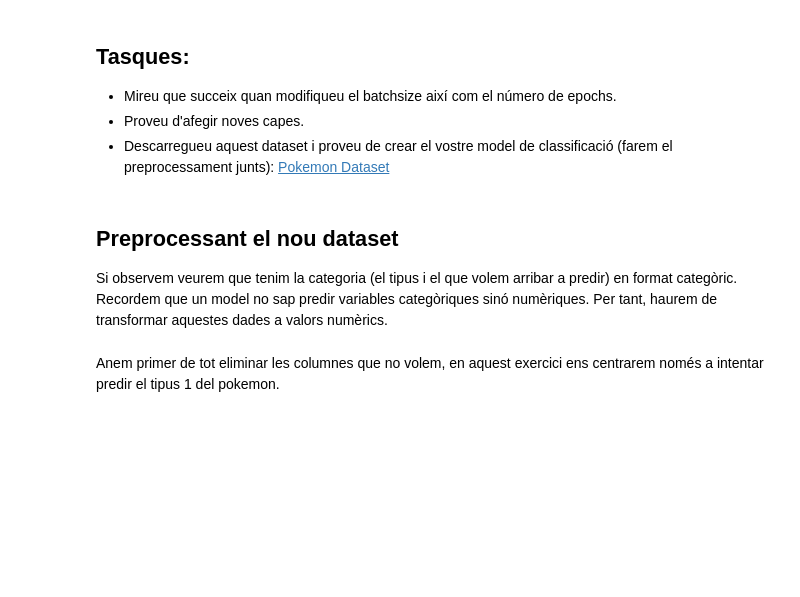
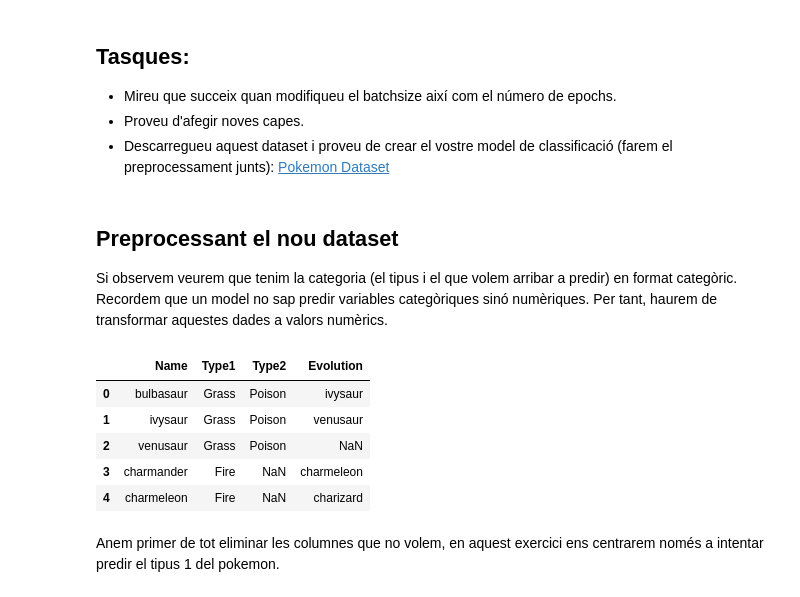
Before and after one commit to MateoProjects/CE-IA-i-Big-Data-Vedruna, a Jupyter notebook: MIA/introduccio_cnn.ipynb, the cells around one changed output. Saved outputs shown, nothing was run; the diff lists cells and outputs as text; code cells hidden in the pictures; blank space fills up the shorter version.

```diff
--- a/MIA/introduccio_cnn.ipynb
+++ b/MIA/introduccio_cnn.ipynb
@@ -137,8 +181,15 @@ plt.show()
 
 Si observem veurem que tenim la categoria (el tipus i el que volem arribar a predir) en format categòric. Recordem que un model no sap predir variables categòriques sinó numèriques. Per tant, haurem de transformar aquestes dades a valors numèrics.
 # %%
-data = pd.read_csv('dataset lab3\pokemon.csv')
+data = pd.read_csv('dataset_lab3\pokemon.csv')
 data.head()
+# %% [output]
+|  | Name | Type1 | Type2 | Evolution |
+| 0 | bulbasaur | Grass | Poison | ivysaur |
+| 1 | ivysaur | Grass | Poison | venusaur |
+| 2 | venusaur | Grass | Poison | NaN |
+| 3 | charmander | Fire | NaN | charmeleon |
+| 4 | charmeleon | Fire | NaN | charizard |
 # %% [markdown]
 Anem primer de tot eliminar les columnes que no volem, en aquest exercici ens centrarem només a intentar predir el tipus 1 del pokemon.
 # %%
```
Also changed, not shown: parts of 7 cells of this notebook, 2 other files.
